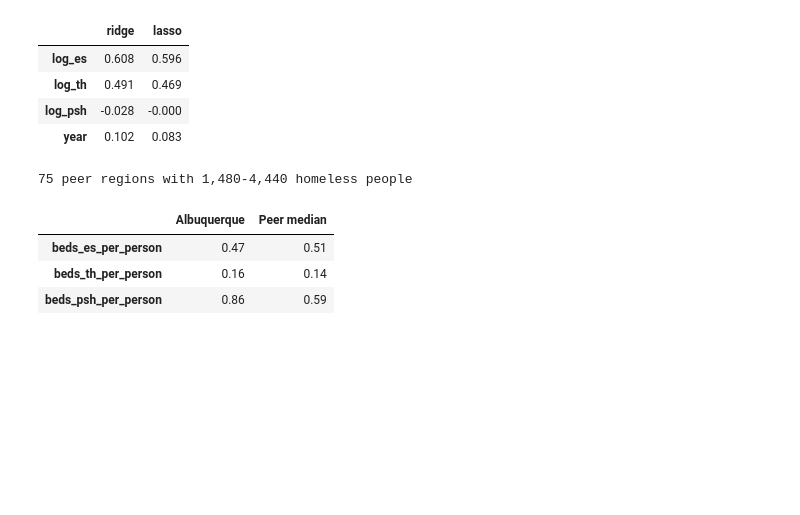
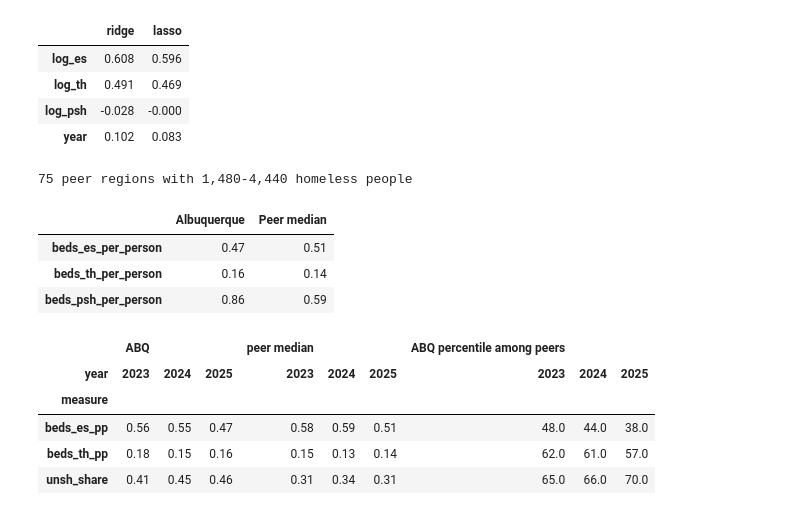
Before and after one commit to hmsealy/Capstone-Data-science-Class-, a Jupyter notebook: homeless.ipynb, the cells around one changed output. Saved outputs shown, nothing was run; the diff lists cells and outputs as text; code cells hidden in the pictures; blank space fills up the shorter version.

```diff
--- a/homeless.ipynb
+++ b/homeless.ipynb
@@ -957,3 +957,37 @@ pd.DataFrame({
 | beds_es_per_person | 0.47 | 0.51 |
 | beds_th_per_person | 0.16 | 0.14 |
 | beds_psh_per_person | 0.86 | 0.59 |
+# %%
+# ---------------------------------------------------------------
+# ROBUSTNESS: repeat the peer comparison for 2023-2025,
+# and show WHERE Albuquerque ranks among its peers (percentile), not just the median.
+# Peers exclude Albuquerque itself so it isn't compared with itself.
+# ---------------------------------------------------------------
+rows = []
+for yr in [2023, 2024, 2025]:
+    d = df[df['year'] == yr].copy()
+    for b in ['beds_es', 'beds_th']:
+        d[b + '_pp'] = d[b] / d['Overall Homeless']
+    d['unsh_share'] = d['Unsheltered Homeless'] / d['Overall Homeless']
+
+    nm_row = d[d['CoC Number'] == 'NM-500'].iloc[0]
+    t = nm_row['Overall Homeless']
+    peers = d[d['Overall Homeless'].between(t * 0.5, t * 1.5) & (d['CoC Number'] != 'NM-500')]
+
+    for col in ['beds_es_pp', 'beds_th_pp', 'unsh_share']:
+        rows.append({
+            'year': yr, 'measure': col,
+            'ABQ': round(nm_row[col], 2),
+            'peer median': round(peers[col].median(), 2),
+            'ABQ percentile among peers': round((peers[col] < nm_row[col]).mean() * 100),
+        })
+
+pd.DataFrame(rows).pivot(index='measure', columns='year',
+                         values=['ABQ', 'peer median', 'ABQ percentile among peers'])
+# %% [output]
+|  | ABQ |  |  | peer median |  |  | ABQ percentile among peers |  |  |
+| year | 2023 | 2024 | 2025 | 2023 | 2024 | 2025 | 2023 | 2024 | 2025 |
+| measure |  |  |  |  |  |  |  |  |  |
+| beds_es_pp | 0.56 | 0.55 | 0.47 | 0.58 | 0.59 | 0.51 | 48.0 | 44.0 | 38.0 |
+| beds_th_pp | 0.18 | 0.15 | 0.16 | 0.15 | 0.13 | 0.14 | 62.0 | 61.0 | 57.0 |
+| unsh_share | 0.41 | 0.45 | 0.46 | 0.31 | 0.34 | 0.31 | 65.0 | 66.0 | 70.0 |
```
Also changed, not shown: parts of 1 cell of this notebook.
